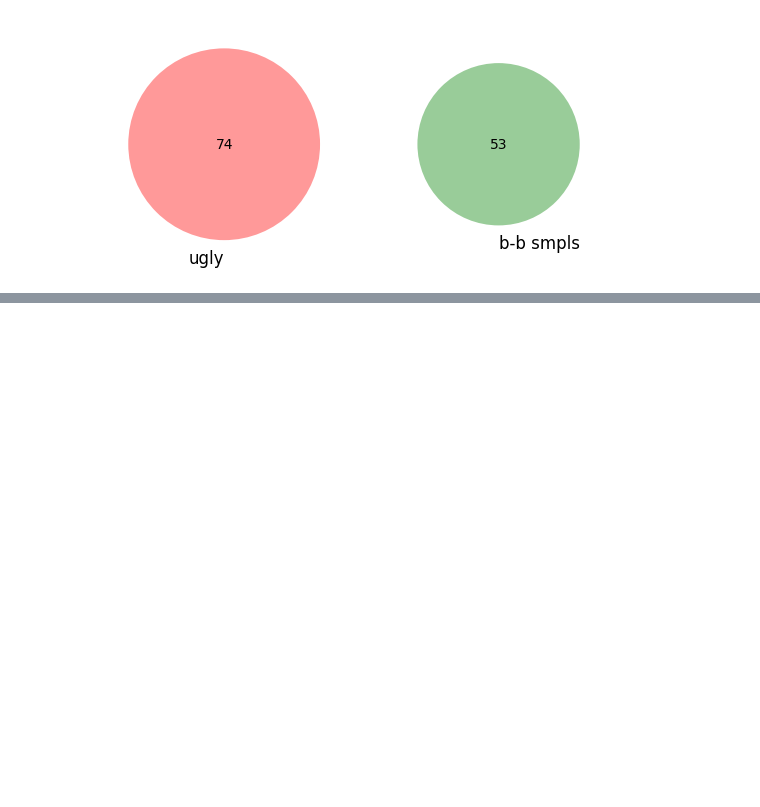
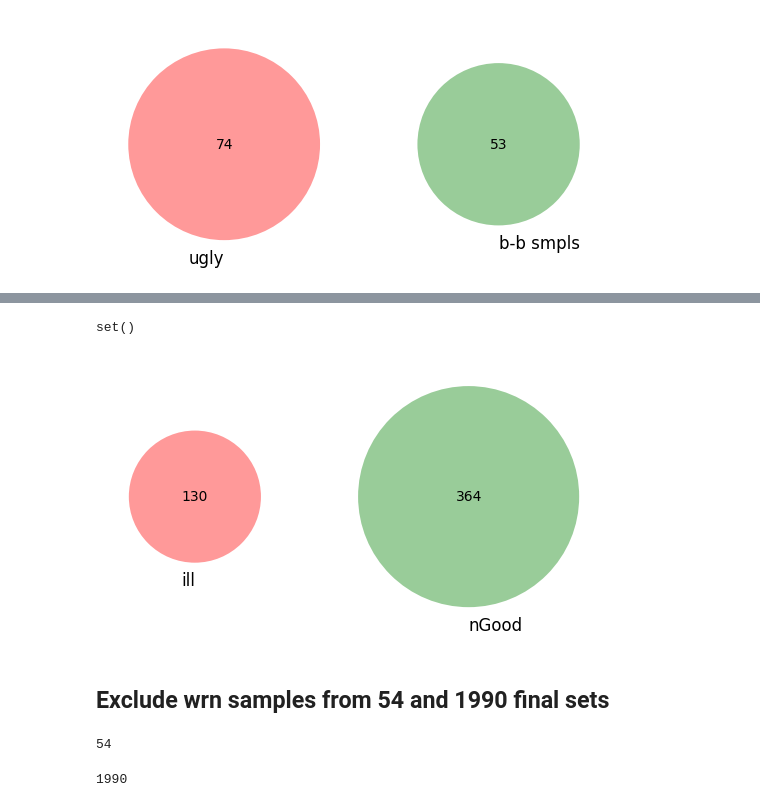
Before and after one commit to Chartiza/2024_Illumina_vs_BGI, a Jupyter notebook: step3_motus/find_absent_smpls.ipynb, the cells around one changed output, grey strips where cells are left out. Cells and saved outputs as stored; diff of their text form; code cells hidden in the pictures; blank space fills up the shorter version.

```diff
--- a/step3_motus/find_absent_smpls.ipynb
+++ b/step3_motus/find_absent_smpls.ipynb
@@ -120,0 +123,15 @@ venn2([set(sw['sample']), set(bb['sample'])], ('ugly', 'b-b smpls'))
+# %%
+bw = pd.read_csv('../step1_Reads_quality_comparison_FASTQ/results/Sequence_Duplication_Levels_warn_bgi.txt')
+iw = pd.read_csv('../step1_Reads_quality_comparison_FASTQ/results/Sequence_Duplication_Levels_warn_ill.txt')
+wrn = pd.concat([bw, iw], axis=0)
+
+bfl = pd.read_csv('../step1_Reads_quality_comparison_FASTQ/results/Sequence_Duplication_Levels_fail_bgi.txt')
+ifl = pd.read_csv('../step1_Reads_quality_comparison_FASTQ/results/Sequence_Duplication_Levels_fail_ill.txt')
+fl = pd.concat([bfl, ifl], axis=0)
+
+nGood = pd.concat([wrn, fl], axis=0)
+
+bad = pd.read_csv('../step3_motus/input/samples_Bad.csv', header=None)
+bad.columns = ['Sample']
+wrs = pd.read_csv('../step3_motus/input/samples_Wrs.csv', header=None)
+wrs.columns = ['Sample']
@@ -120,0 +154,13 @@ venn2([set(sw['sample']), set(bb['sample'])], ('ugly', 'b-b smpls'))
+# %%
+iBad = pd.read_csv("input/ill_motus_Bad_results.csv")
+iBad = iBad.drop(columns=['V77S6P'])
+iBad_smpls = iBad.columns
+
+bBad = pd.read_csv("input/bgi_motus_Bad_results.csv")
+bBad_smpls = bBad.columns
+
+venn2([set(iBad_smpls), set(nGood['Filename'])], ('ill', 'nGood'))
+set(iBad_smpls).intersection(set(nGood['Filename']))
+# %% [output]
+set()
+[figure, added]
@@ -120,0 +180,16 @@ venn2([set(sw['sample']), set(bb['sample'])], ('ugly', 'b-b smpls'))
+# %% [markdown]
+## Exclude wrn samples from 54 and 1990 final sets
+# %%
+intra = pd.read_csv("input/Intra-Platform_smpls_list_54_sorted.csv", header=None)
+intra.columns = ['sample']
+
+len(intra)
+# %% [output]
+54
+# %%
+cross = pd.read_csv("input/Cross-Platform_smpls_list_1990_sorted.csv", header=None)
+cross.columns = ['sample']
+
+len(cross)
+# %% [output]
+1990
```
Also changed, not shown: parts of 5 cells of this notebook, 13 other files.
